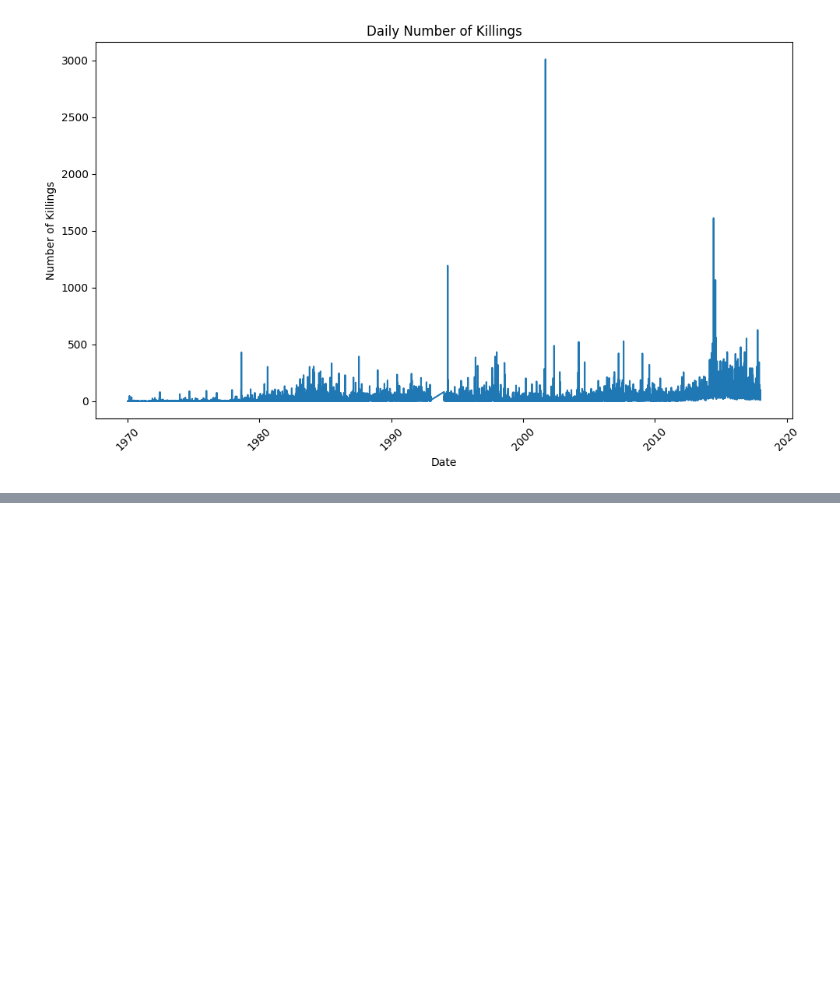
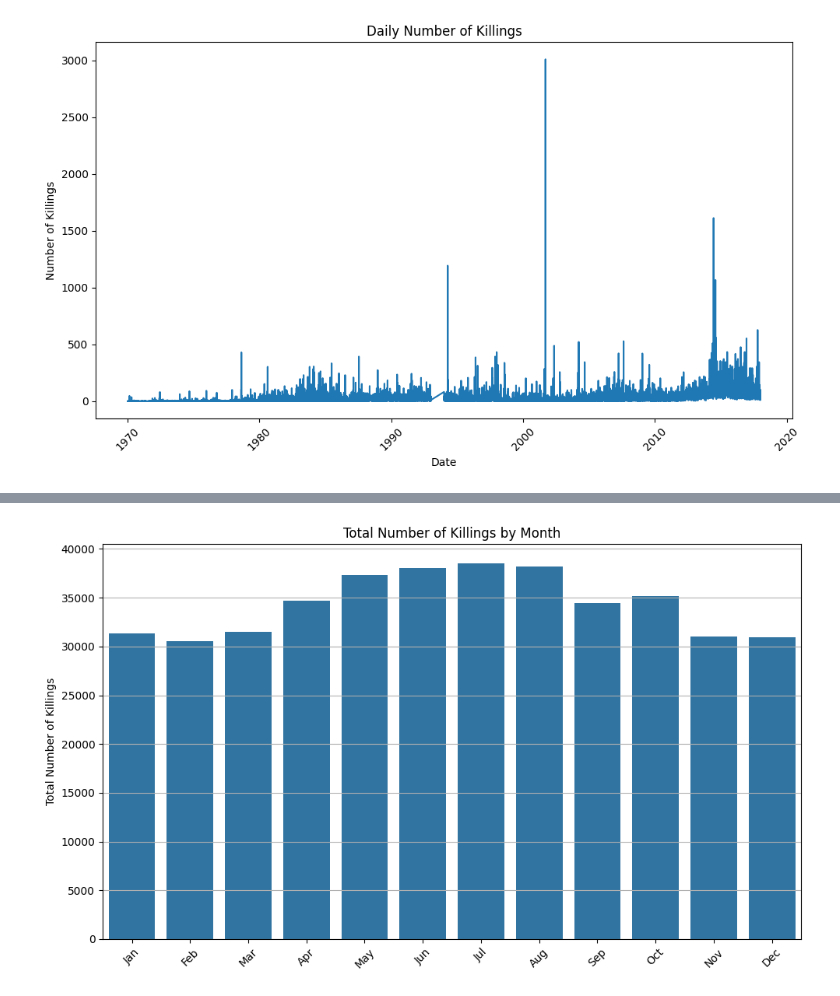
Before and after one commit to Asan1900/Data-Analytics, a Jupyter notebook: GlobalTerrorismDA/CTDA.ipynb, the cells around one changed output, grey strips where cells are left out. Drawn from its saved outputs; the diff is of its cells as text; code cells hidden in the pictures; blank space fills up the shorter version.

```diff
--- a/GlobalTerrorismDA/CTDA.ipynb
+++ b/GlobalTerrorismDA/CTDA.ipynb
@@ -585,0 +610,22 @@ plt.show()
+# %%
+by_month = (data[['month', 'nkill']]
+            .groupby('month')
+            .agg(nkill=('nkill', 'sum'))
+            .reset_index()
+            .assign(monthname=lambda x: x['month'].map({
+                1: 'Jan', 2: 'Feb', 3: 'Mar', 4: 'Apr', 5: 'May', 6: 'Jun',
+                7: 'Jul', 8: 'Aug', 9: 'Sep', 10: 'Oct', 11: 'Nov', 12: 'Dec'
+            }))
+            )
+
+plt.figure(figsize=(10, 6))
+sns.barplot(data=by_month, x='monthname', y='nkill', order=['Jan', 'Feb', 'Mar', 'Apr', 'May', 'Jun', 'Jul', 'Aug', 'Sep', 'Oct', 'Nov', 'Dec'])
+plt.title('Total Number of Killings by Month')
+plt.xlabel('')
+plt.ylabel('Total Number of Killings')
+plt.xticks(rotation=45)
+plt.grid(axis='y')
+plt.tight_layout()
+plt.show()
+# %% [output]
+[figure, added]
```
Also changed, not shown: parts of 2 cells of this notebook.
